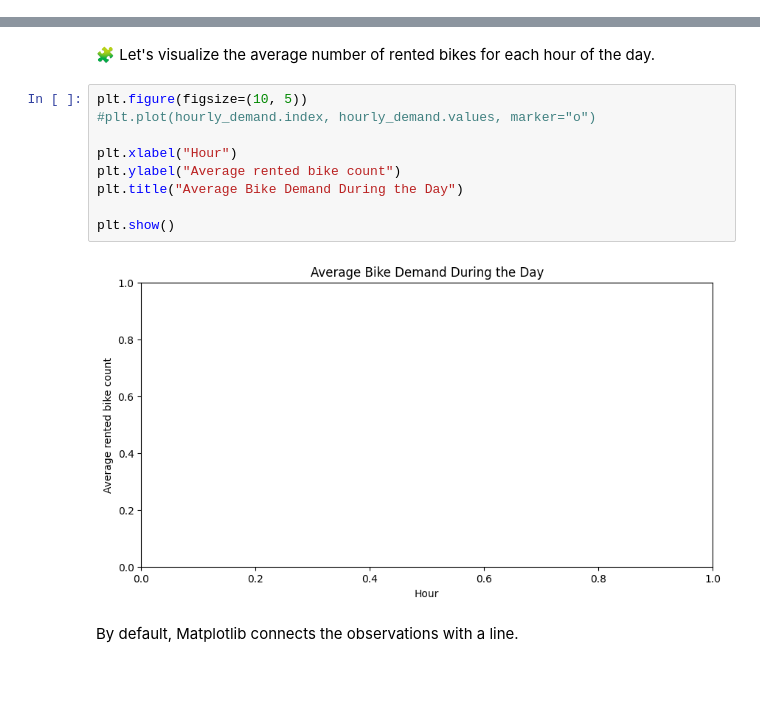
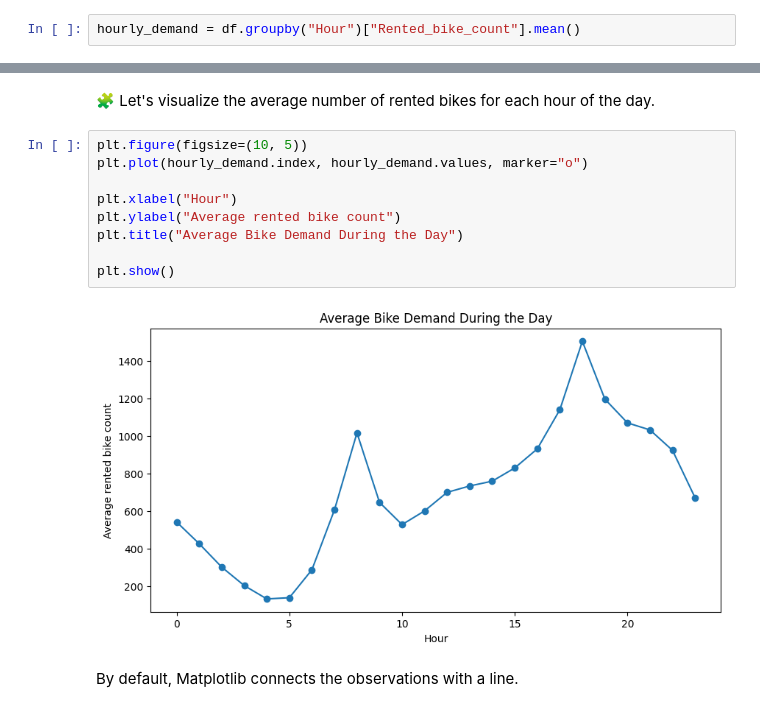
Before and after one commit to kassdiana/zsu, a Jupyter notebook: 01/fml_01_overview.ipynb, the cells around one changed output, grey strips where cells are left out. Cells and saved outputs as stored; diff of their text form; blank space fills up the shorter version.

```diff
--- a/01/fml_01_overview.ipynb
+++ b/01/fml_01_overview.ipynb
@@ -991,6 +991,8 @@ Winter    203.0
 Name: Rented_bike_count, dtype: float64
 # %% [markdown]
 🧩 Let's calculate the average number of rented bikes for each hour of the day.
+# %%
+hourly_demand = df.groupby("Hour")["Rented_bike_count"].mean()
 # %% [markdown]
 <div style="background-color: #05c3de; padding: 10px;">
     <h2><font color='white'> Data Visualisation 📊 </font></h2>
@@ -1005,15 +1007,15 @@ import matplotlib.pyplot as plt
 🧩 Let's visualize the average number of rented bikes for each hour of the day.
 # %%
 plt.figure(figsize=(10, 5))
-#plt.plot(hourly_demand.index, hourly_demand.values, marker="o")
+plt.plot(hourly_demand.index, hourly_demand.values, marker="o")
 
 plt.xlabel("Hour")
 plt.ylabel("Average rented bike count")
 plt.title("Average Bike Demand During the Day")
 
 plt.show()
 # %% [output]
-[figure, old version]
+[figure, new version]
 # %% [markdown]
 By default, Matplotlib connects the observations with a line.
 # %% [markdown]
```
Also changed, not shown: parts of 13 cells of this notebook.
